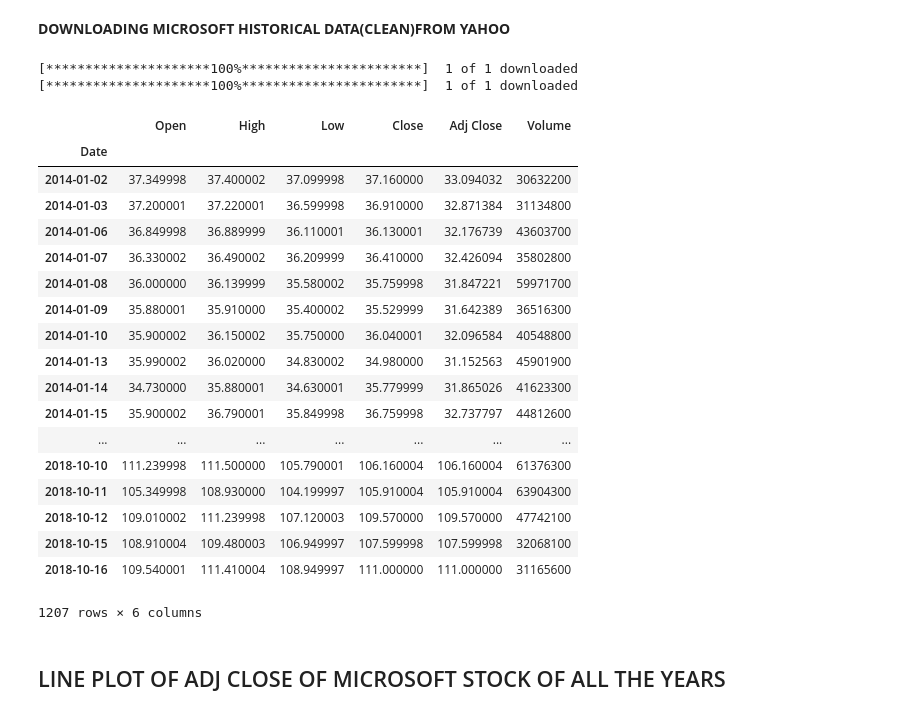
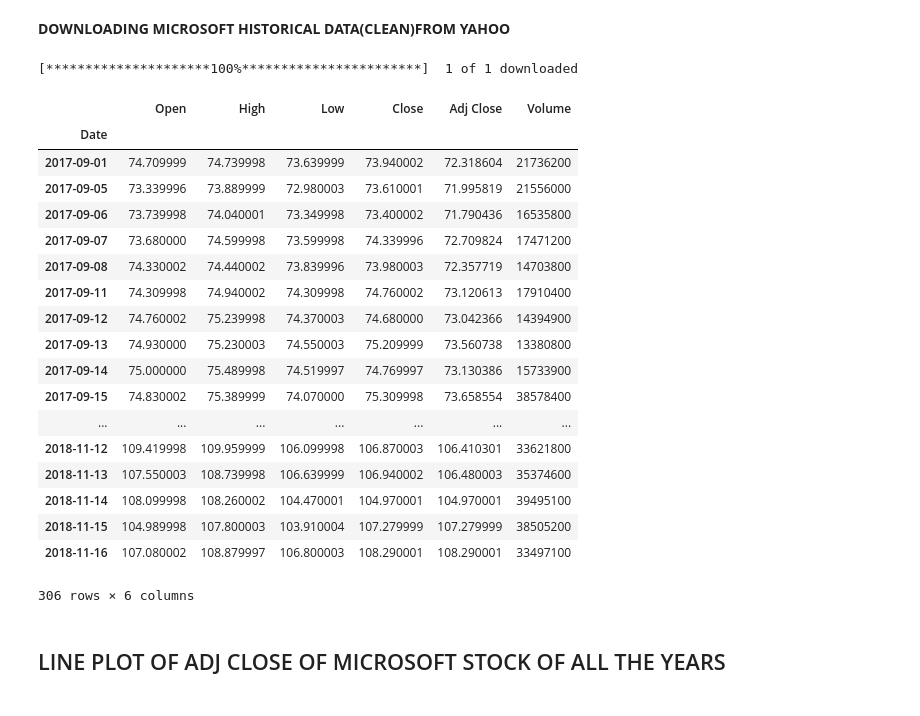
Before and after one commit to advi1993/DataScience-Jupyter, a Jupyter notebook: stock_data.ipynb, the cells around one changed output. Cells and saved outputs as stored; diff of their text form; code cells hidden in the pictures.

```diff
--- a/stock_data.ipynb
+++ b/stock_data.ipynb
@@ -32,36 +32,38 @@ web.DataReader("MSFT","iex","2014-1-1","2018-9-24")
 # %%
 import pandas as pd
 pd.core.common.is_list_like=pd.api.types.is_list_like
 from pandas_datareader import data as web
 import fix_yahoo_finance as yf
 import datetime as dt
-web=yf.download("MSFT","2014-1-1","2018-10-17")
-web2=yf.download("AAPL","2014-1-1","2018-10-17")# downloading APPL historical stock data
+start=dt.datetime(2017,9,1)
+end=dt.datetime.today().strftime('%Y-%m-%d')
+web=yf.download("MSFT",start,end)
+display (web)
+#web=yf.download("MSFT","2014-1-1","2018-10-17")
+#web=yf.download("AAPL","2014-1-1","2018-10-17")# downloading APPL historical stock data
 # %% [output]
 [*********************100%***********************]  1 of 1 downloaded
-[*********************100%***********************]  1 of 1 downloaded
+|  | Open | High | Low | Close | Adj Close | Volume |
+| Date |  |  |  |  |  |  |
+| 2017-09-01 | 74.709999 | 74.739998 | 73.639999 | 73.940002 | 72.318604 | 21736200 |
+| 2017-09-05 | 73.339996 | 73.889999 | 72.980003 | 73.610001 | 71.995819 | 21556000 |
+| 2017-09-06 | 73.739998 | 74.040001 | 73.349998 | 73.400002 | 71.790436 | 16535800 |
+| 2017-09-07 | 73.680000 | 74.599998 | 73.599998 | 74.339996 | 72.709824 | 17471200 |
+| 2017-09-08 | 74.330002 | 74.440002 | 73.839996 | 73.980003 | 72.357719 | 14703800 |
+| 2017-09-11 | 74.309998 | 74.940002 | 74.309998 | 74.760002 | 73.120613 | 17910400 |
+| 2017-09-12 | 74.760002 | 75.239998 | 74.370003 | 74.680000 | 73.042366 | 14394900 |
+| 2017-09-13 | 74.930000 | 75.230003 | 74.550003 | 75.209999 | 73.560738 | 13380800 |
+| 2017-09-14 | 75.000000 | 75.489998 | 74.519997 | 74.769997 | 73.130386 | 15733900 |
+| 2017-09-15 | 74.830002 | 75.389999 | 74.070000 | 75.309998 | 73.658554 | 38578400 |
+| ... | ... | ... | ... | ... | ... | ... |
+| 2018-11-12 | 109.419998 | 109.959999 | 106.099998 | 106.870003 | 106.410301 | 33621800 |
+| 2018-11-13 | 107.550003 | 108.739998 | 106.639999 | 106.940002 | 106.480003 | 35374600 |
+| 2018-11-14 | 108.099998 | 108.260002 | 104.470001 | 104.970001 | 104.970001 | 39495100 |
+| 2018-11-15 | 104.989998 | 107.800003 | 103.910004 | 107.279999 | 107.279999 | 38505200 |
+| 2018-11-16 | 107.080002 | 108.879997 | 106.800003 | 108.290001 | 108.290001 | 33497100 |
+306 rows × 6 columns
 # %%
 web
-# %% [output]
-|  | Open | High | Low | Close | Adj Close | Volume |
-| Date |  |  |  |  |  |  |
-| 2014-01-02 | 37.349998 | 37.400002 | 37.099998 | 37.160000 | 33.094032 | 30632200 |
-| 2014-01-03 | 37.200001 | 37.220001 | 36.599998 | 36.910000 | 32.871384 | 31134800 |
-| 2014-01-06 | 36.849998 | 36.889999 | 36.110001 | 36.130001 | 32.176739 | 43603700 |
-| 2014-01-07 | 36.330002 | 36.490002 | 36.209999 | 36.410000 | 32.426094 | 35802800 |
-| 2014-01-08 | 36.000000 | 36.139999 | 35.580002 | 35.759998 | 31.847221 | 59971700 |
-| 2014-01-09 | 35.880001 | 35.910000 | 35.400002 | 35.529999 | 31.642389 | 36516300 |
-| 2014-01-10 | 35.900002 | 36.150002 | 35.750000 | 36.040001 | 32.096584 | 40548800 |
-| 2014-01-13 | 35.990002 | 36.020000 | 34.830002 | 34.980000 | 31.152563 | 45901900 |
-| 2014-01-14 | 34.730000 | 35.880001 | 34.630001 | 35.779999 | 31.865026 | 41623300 |
-| 2014-01-15 | 35.900002 | 36.790001 | 35.849998 | 36.759998 | 32.737797 | 44812600 |
-| ... | ... | ... | ... | ... | ... | ... |
-| 2018-10-10 | 111.239998 | 111.500000 | 105.790001 | 106.160004 | 106.160004 | 61376300 |
-| 2018-10-11 | 105.349998 | 108.930000 | 104.199997 | 105.910004 | 105.910004 | 63904300 |
-| 2018-10-12 | 109.010002 | 111.239998 | 107.120003 | 109.570000 | 109.570000 | 47742100 |
-| 2018-10-15 | 108.910004 | 109.480003 | 106.949997 | 107.599998 | 107.599998 | 32068100 |
-| 2018-10-16 | 109.540001 | 111.410004 | 108.949997 | 111.000000 | 111.000000 | 31165600 |
-1207 rows × 6 columns
 # %% [markdown]
 ## LINE PLOT OF ADJ CLOSE OF MICROSOFT STOCK OF ALL THE YEARS
 # %%
```
Also changed, not shown: parts of 11 cells of this notebook.
